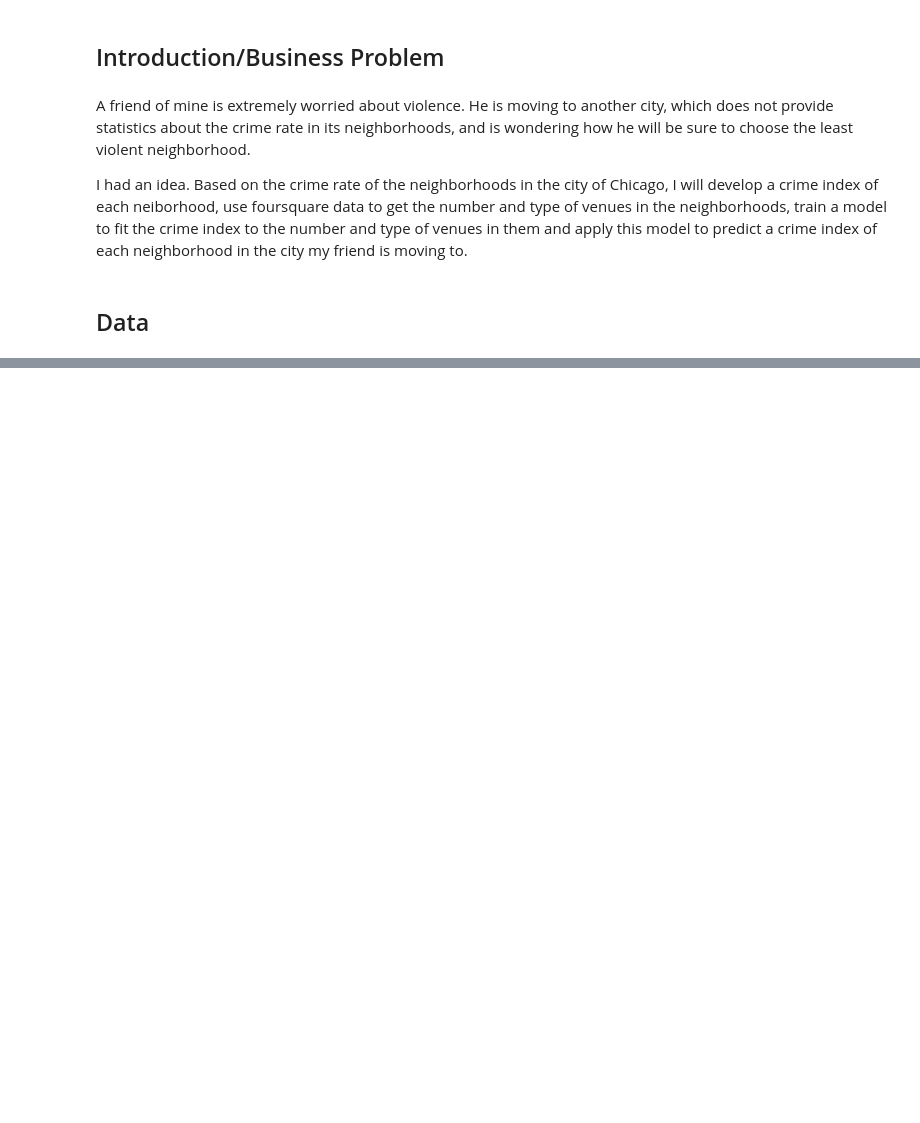
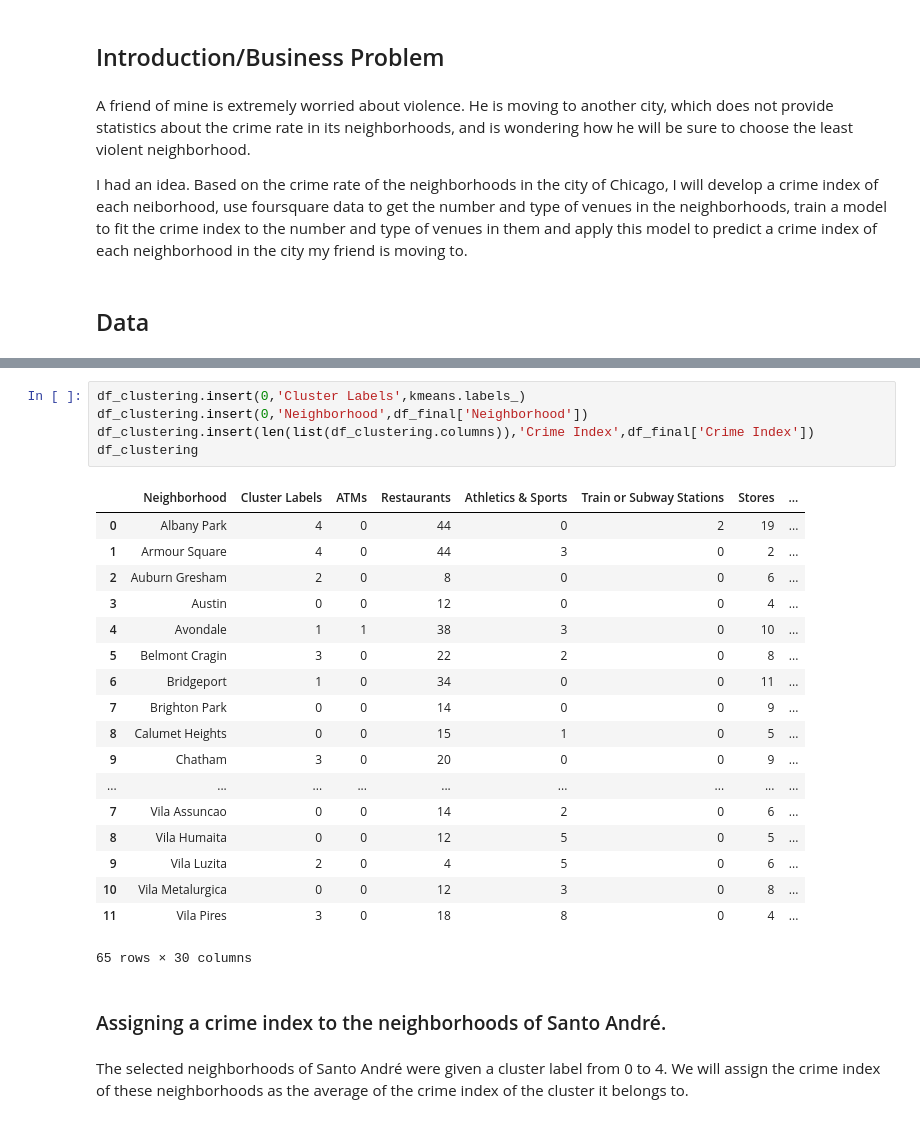
Before and after one commit to yconsani/Capstone-Project---IBM-DS, a Jupyter notebook: Capstone_Project_Yohan_Consani.ipynb, the cells around one changed output, grey strips where cells are left out. Drawn from its saved outputs; the diff is of its cells as text; blank space fills up the shorter version.

```diff
--- a/Capstone_Project_Yohan_Consani.ipynb
+++ b/Capstone_Project_Yohan_Consani.ipynb
@@ -16,0 +1018,28 @@ A crime index will be assigned to the neighborhoods of this new city based on th
+# %%
+df_clustering.insert(0,'Cluster Labels',kmeans.labels_)
+df_clustering.insert(0,'Neighborhood',df_final['Neighborhood'])
+df_clustering.insert(len(list(df_clustering.columns)),'Crime Index',df_final['Crime Index'])
+df_clustering
+# %% [output]
+|  | Neighborhood | Cluster Labels | ATMs | Restaurants | Athletics & Sports | Train or Subway Stations | Stores | ... |
+| 0 | Albany Park | 4 | 0 | 44 | 0 | 2 | 19 | ... |
+| 1 | Armour Square | 4 | 0 | 44 | 3 | 0 | 2 | ... |
+| 2 | Auburn Gresham | 2 | 0 | 8 | 0 | 0 | 6 | ... |
+| 3 | Austin | 0 | 0 | 12 | 0 | 0 | 4 | ... |
+| 4 | Avondale | 1 | 1 | 38 | 3 | 0 | 10 | ... |
+| 5 | Belmont Cragin | 3 | 0 | 22 | 2 | 0 | 8 | ... |
+| 6 | Bridgeport | 1 | 0 | 34 | 0 | 0 | 11 | ... |
+| 7 | Brighton Park | 0 | 0 | 14 | 0 | 0 | 9 | ... |
+| 8 | Calumet Heights | 0 | 0 | 15 | 1 | 0 | 5 | ... |
+| 9 | Chatham | 3 | 0 | 20 | 0 | 0 | 9 | ... |
+| ... | ... | ... | ... | ... | ... | ... | ... | ... |
+| 7 | Vila Assuncao | 0 | 0 | 14 | 2 | 0 | 6 | ... |
+| 8 | Vila Humaita | 0 | 0 | 12 | 5 | 0 | 5 | ... |
+| 9 | Vila Luzita | 2 | 0 | 4 | 5 | 0 | 6 | ... |
+| 10 | Vila Metalurgica | 0 | 0 | 12 | 3 | 0 | 8 | ... |
+| 11 | Vila Pires | 3 | 0 | 18 | 8 | 0 | 4 | ... |
+65 rows × 30 columns
+# %% [markdown]
+### Assigning a crime index to the neighborhoods of Santo André.
+# %% [markdown]
+The selected neighborhoods of Santo André were given a cluster label from 0 to 4. We will assign the crime index of these neighborhoods as the average of the crime index of the cluster it belongs to.
```
Also changed, not shown: parts of 93 cells of this notebook.
